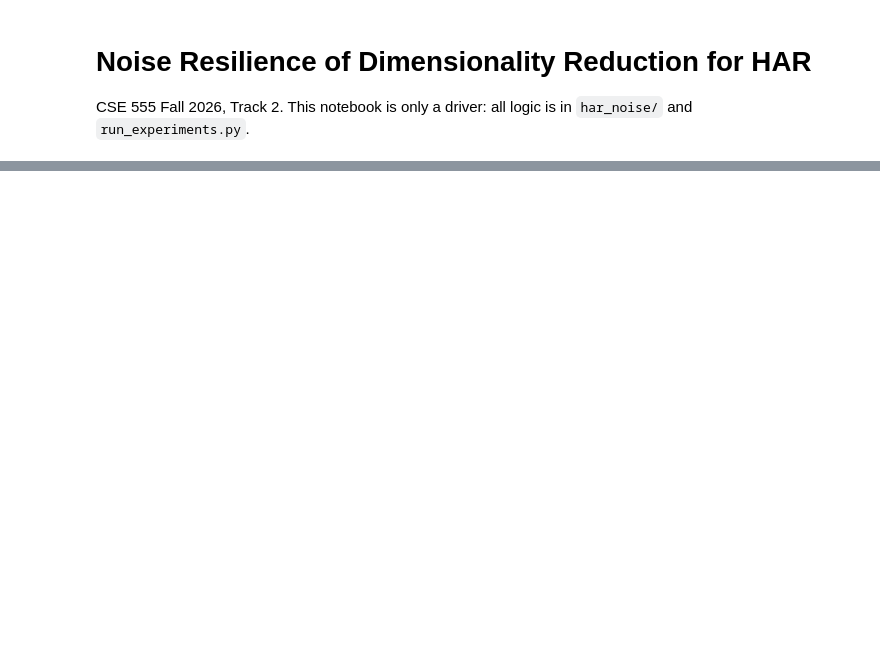
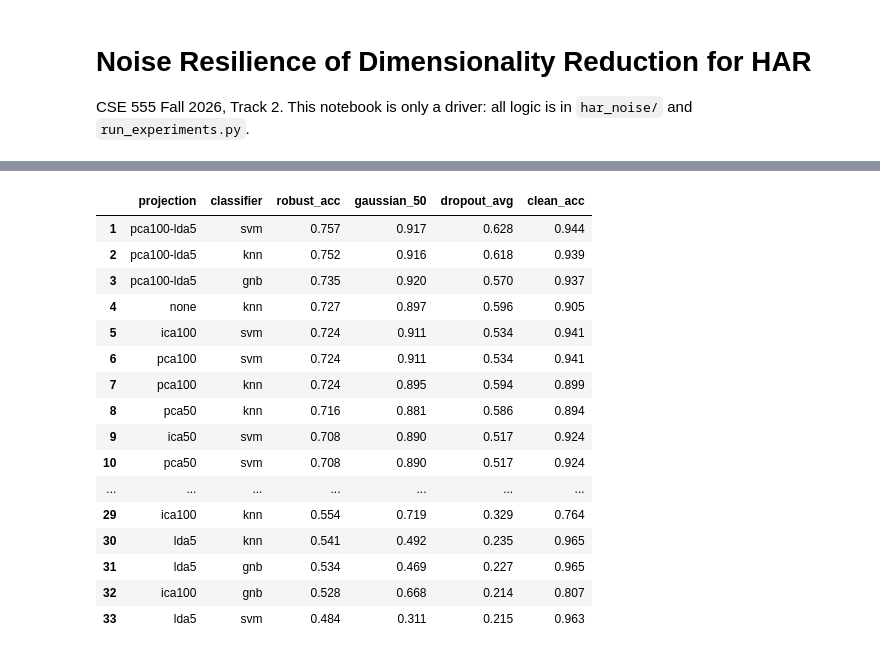
Before and after one commit to Seimei95/IPR-Final-Project, a Jupyter notebook: report.ipynb, the cells around one changed output, grey strips where cells are left out. Drawn from its saved outputs; the diff is of its cells as text; code cells hidden in the pictures; blank space fills up the shorter version.

```diff
--- a/report.ipynb
+++ b/report.ipynb
@@ -37,16 +112,34 @@ display(shrink.groupby(["shrinkage", "level"])["acc"].mean().unstack().round(3))
 # %%
 # Robustness ranking: mean accuracy over every corrupted condition
 # (3 corruption types x 5 non-zero levels, averaged over seeds), next to clean accuracy.
 res = pd.read_csv("results/results.csv")
 noisy = res[res.level > 0].groupby(["corruption", "level", "projection", "classifier"])["acc"].mean()
 rank = noisy.groupby(["projection", "classifier"]).mean().rename("robust_acc").to_frame()
 rank["gaussian_50"] = noisy.loc["gaussian", 0.5]
 rank["dropout_avg"] = noisy.loc["dropout"].groupby(["projection", "classifier"]).mean()
 rank["clean_acc"] = res[res.level == 0].groupby(["projection", "classifier"])["acc"].mean()
-rank = rank.sort_values("robust_acc", ascending=False).reset_index()
+rank = rank.reset_index().sort_values(["robust_acc", "projection", "classifier"], ascending=[False, True, True]).reset_index(drop=True)
 rank.index = rank.index + 1
 rank.to_csv("results/ranking.csv")
 display(rank.round(3))
+# %% [output]
+|  | projection | classifier | robust_acc | gaussian_50 | dropout_avg | clean_acc |
+| 1 | pca100-lda5 | svm | 0.757 | 0.917 | 0.628 | 0.944 |
+| 2 | pca100-lda5 | knn | 0.752 | 0.916 | 0.618 | 0.939 |
+| 3 | pca100-lda5 | gnb | 0.735 | 0.920 | 0.570 | 0.937 |
+| 4 | none | knn | 0.727 | 0.897 | 0.596 | 0.905 |
+| 5 | ica100 | svm | 0.724 | 0.911 | 0.534 | 0.941 |
+| 6 | pca100 | svm | 0.724 | 0.911 | 0.534 | 0.941 |
+| 7 | pca100 | knn | 0.724 | 0.895 | 0.594 | 0.899 |
+| 8 | pca50 | knn | 0.716 | 0.881 | 0.586 | 0.894 |
+| 9 | ica50 | svm | 0.708 | 0.890 | 0.517 | 0.924 |
+| 10 | pca50 | svm | 0.708 | 0.890 | 0.517 | 0.924 |
+| ... | ... | ... | ... | ... | ... | ... |
+| 29 | ica100 | knn | 0.554 | 0.719 | 0.329 | 0.764 |
+| 30 | lda5 | knn | 0.541 | 0.492 | 0.235 | 0.965 |
+| 31 | lda5 | gnb | 0.534 | 0.469 | 0.227 | 0.965 |
+| 32 | ica100 | gnb | 0.528 | 0.668 | 0.214 | 0.807 |
+| 33 | lda5 | svm | 0.484 | 0.311 | 0.215 | 0.963 |
 # %%
 for f in sorted(Path("figures").glob("*.png")):
     print(f.name)
```
Also changed, not shown: parts of 5 cells of this notebook, 30 other files.
